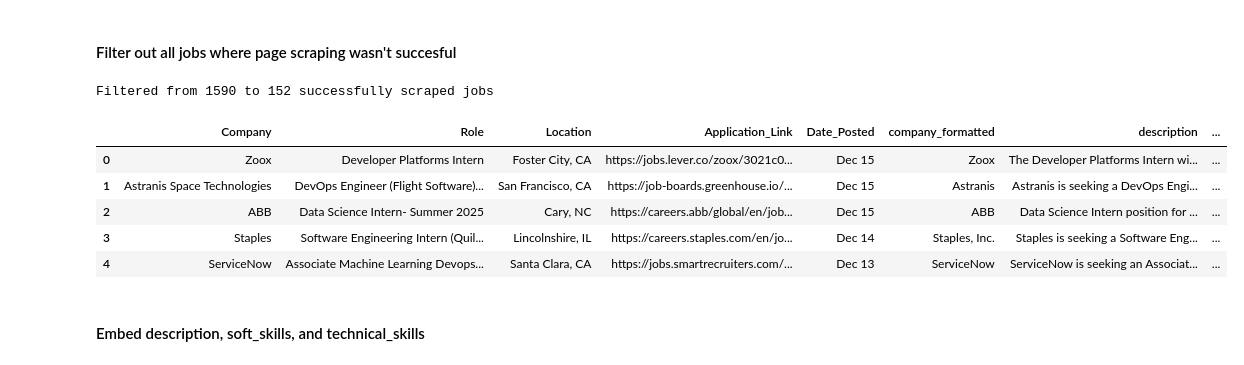
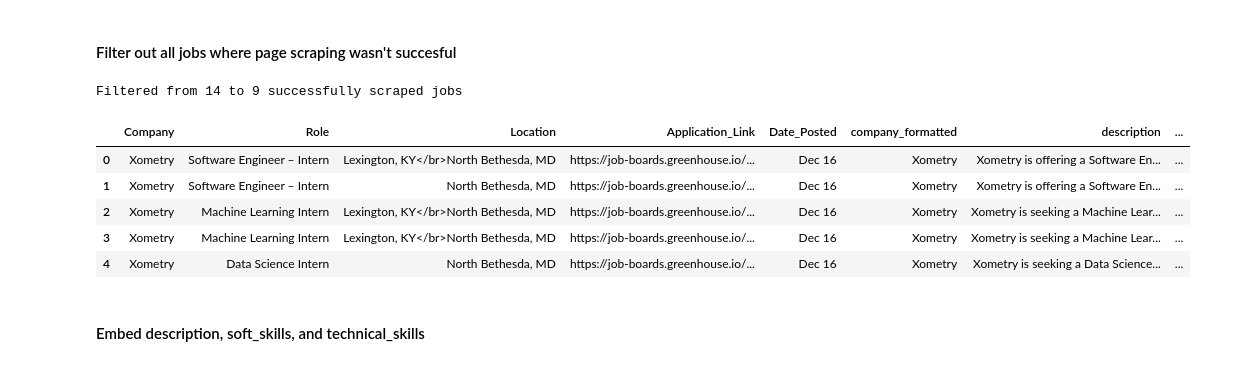
Before and after one commit to Sloosmore/abg, a Jupyter notebook: scraper/testing.ipynb, the cells around one changed output. Cells and saved outputs as stored; diff of their text form; code cells hidden in the pictures.

Commit message:
add date sort filters

```diff
--- a/scraper/testing.ipynb
+++ b/scraper/testing.ipynb
@@ -361,0 +326,37 @@ enriched_jobs.head()
+# %%
+def filter_recent_jobs(df):
+    """
+    Filter jobs that were posted today or on December 15th and handle arrow notation
+    for multiple jobs from the same company.
+
+    Args:
+        df: DataFrame containing job listings with 'Date_Posted' column
+
+    Returns:
+        DataFrame containing only jobs from today or December 15th with proper company names
+    """
+    # Get today's date in 'MMM DD' format
+    today = datetime.now().strftime('%b %d')
+
+    # Filter for today's date or Dec 15
+    mask = (df['Date_Posted'] == today) | (df['Date_Posted'] == 'Dec 15')
+    filtered_df = df[mask].copy()
+
+    # Reset index
+    filtered_df = filtered_df.reset_index(drop=True)
+
+    # Handle arrow notation by filling company names
+    last_company = None
+    for idx in filtered_df.index:
+        if filtered_df.loc[idx, 'Company'].strip() == "↳":
+            if last_company is not None:
+                filtered_df.loc[idx, 'Company'] = last_company
+        else:
+            last_company = filtered_df.loc[idx, 'Company']
+
+    print(f"Filtered to {len(filtered_df)} jobs from today ({today}) or Dec 15")
+
+    return filtered_df
+# %%
+filtered_df = filter_recent_jobs(df)
+filtered_df.head()
@@ -361,0 +371,3 @@ enriched_jobs.head()
+# %%
+#enriched_jobs = enrich_job_data(df)
+filtered_enriched_jobs = enrich_job_data(filtered_df)
@@ -364,34 +404,35 @@ enriched_jobs.head()
 # %%
 def filter_successful_jobs(df):
     # Create a copy to avoid modifying the original DataFrame
     filtered_df = df.copy()
 
     # Filter rows where none of the enriched columns are blank
     filtered_df = filtered_df[
         (filtered_df['description'] != '') &
         (filtered_df['soft_skills'] != '') &
         (filtered_df['technical_skills'] != '') &
         (filtered_df['experience_level'] != '')
     ]
 
     # Reset the index
     filtered_df = filtered_df.reset_index(drop=True)
 
     print(f"Filtered from {len(df)} to {len(filtered_df)} successfully scraped jobs")
 
     return filtered_df
 
-successful_jobs = filter_successful_jobs(enriched_jobs)
+#successful_jobs = filter_successful_jobs(enriched_jobs)
+successful_jobs = filter_successful_jobs(filtered_enriched_jobs)
 
 successful_jobs.head()
 # %% [output]
-Filtered from 1590 to 152 successfully scraped jobs
+Filtered from 14 to 9 successfully scraped jobs
 |  | Company | Role | Location | Application_Link | Date_Posted | company_formatted | description | ... |
-| 0 | Zoox | Developer Platforms Intern | Foster City, CA | https://jobs.lever.co/zoox/3021c0... | Dec 15 | Zoox | The Developer Platforms Intern wi... | ... |
-| 1 | Astranis Space Technologies | DevOps Engineer (Flight Software)... | San Francisco, CA | https://job-boards.greenhouse.io/... | Dec 15 | Astranis | Astranis is seeking a DevOps Engi... | ... |
-| 2 | ABB | Data Science Intern- Summer 2025 | Cary, NC | https://careers.abb/global/en/job... | Dec 15 | ABB | Data Science Intern position for ... | ... |
-| 3 | Staples | Software Engineering Intern (Quil... | Lincolnshire, IL | https://careers.staples.com/en/jo... | Dec 14 | Staples, Inc. | Staples is seeking a Software Eng... | ... |
-| 4 | ServiceNow | Associate Machine Learning Devops... | Santa Clara, CA | https://jobs.smartrecruiters.com/... | Dec 13 | ServiceNow | ServiceNow is seeking an Associat... | ... |
+| 0 | Xometry | Software Engineer – Intern | Lexington, KY</br>North Bethesda, MD | https://job-boards.greenhouse.io/... | Dec 16 | Xometry | Xometry is offering a Software En... | ... |
+| 1 | Xometry | Software Engineer – Intern | North Bethesda, MD | https://job-boards.greenhouse.io/... | Dec 16 | Xometry | Xometry is offering a Software En... | ... |
+| 2 | Xometry | Machine Learning Intern | Lexington, KY</br>North Bethesda, MD | https://job-boards.greenhouse.io/... | Dec 16 | Xometry | Xometry is seeking a Machine Lear... | ... |
+| 3 | Xometry | Machine Learning Intern | Lexington, KY</br>North Bethesda, MD | https://job-boards.greenhouse.io/... | Dec 16 | Xometry | Xometry is seeking a Machine Lear... | ... |
+| 4 | Xometry | Data Science Intern | North Bethesda, MD | https://job-boards.greenhouse.io/... | Dec 16 | Xometry | Xometry is seeking a Data Science... | ... |
 # %% [markdown]
 #### Embed description, soft_skills, and technical_skills
 # %%
```
Also changed, not shown: parts of 11 cells of this notebook, 3 other files.
